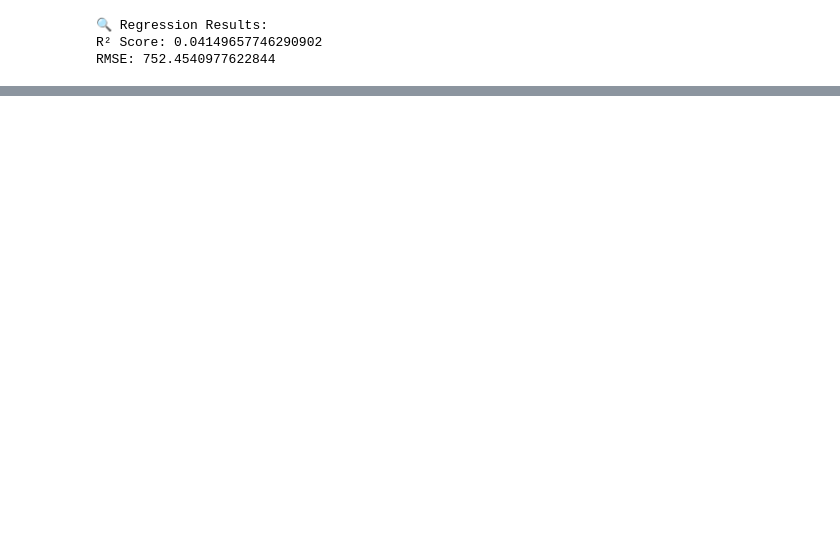
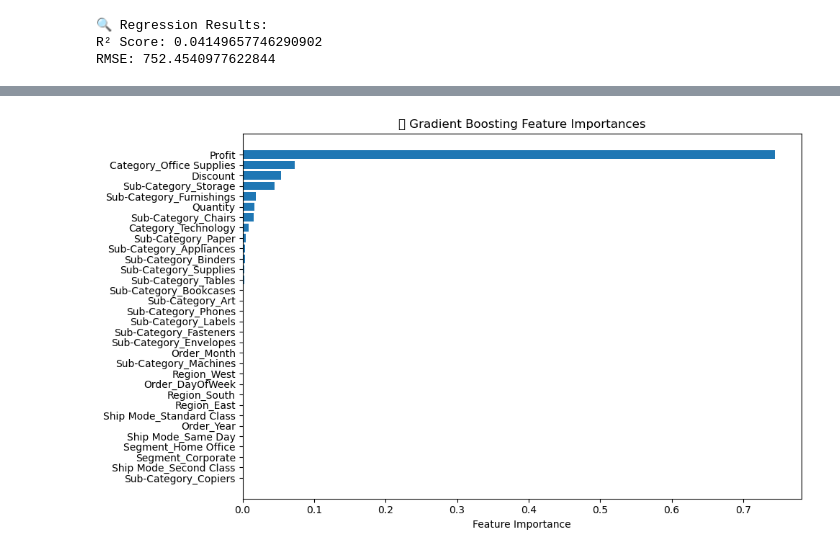
Before and after one commit to basaberi6/C6_ML5, a Jupyter notebook: Models/regression_model.ipynb, the cells around one changed output, grey strips where cells are left out. Drawn from its saved outputs; the diff is of its cells as text; code cells hidden in the pictures; blank space fills up the shorter version.

Commit message:
add cross validation and hyperparameter tuning

```diff
--- a/Models/regression_model.ipynb
+++ b/Models/regression_model.ipynb
@@ -59,3 +60,90 @@ print("RMSE:", np.sqrt(mean_squared_error(y_test, y_pred)))
 🔍 Regression Results:
 R² Score: 0.04149657746290902
 RMSE: 752.4540977622844
+# %%
+#Model with feature selection and using GradientBoostingRegressor
+from sklearn.model_selection import train_test_split, cross_val_score, GridSearchCV
+from sklearn.ensemble import GradientBoostingRegressor
+features = [
+    'Order_Year', 'Order_Month', 'Order_DayOfWeek',
+    'Ship Mode', 'Segment', 'Category', 'Region', 'Sub-Category',
+    'Discount', 'Quantity', 'Profit'
+]
+target = 'Sales'
+
+# Drop nulls
+df_model = df[features + [target]].dropna()
+
+# Remove outliers
+upper_limit = df_model['Sales'].quantile(0.99)
+df_model = df_model[df_model['Sales'] <= upper_limit]
+
+# Log-transform target
+df_model['Sales_log'] = np.log1p(df_model['Sales'])
+
+X = df_model[features]
+y = df_model['Sales_log']
+
+# Categorical and numerical features
+categorical_features = ['Ship Mode', 'Segment', 'Category', 'Region', 'Sub-Category']
+numerical_features = ['Order_Year', 'Order_Month', 'Order_DayOfWeek', 'Discount', 'Quantity', 'Profit']
+
+# Preprocessing
+preprocessor = ColumnTransformer(
+    transformers=[
+        ('cat', OneHotEncoder(drop='first', handle_unknown='ignore'), categorical_features)
+    ],
+    remainder='passthrough'
+)
+
+# Regressor
+regressor = GradientBoostingRegressor(n_estimators=200, learning_rate=0.1, max_depth=4, random_state=42)
+
+# Pipeline
+pipeline = Pipeline([
+    ('preprocessor', preprocessor),
+    ('regressor', regressor)
+])
+
+# Train-test split
+X_train, X_test, y_train, y_test = train_test_split(X, y, test_size=0.2, random_state=42)
+
+# Fit model
+pipeline.fit(X_train, y_train)
+
+# Predict and evaluate
+y_pred_log = pipeline.predict(X_test)
+y_pred = np.expm1(y_pred_log)
+y_test_actual = np.expm1(y_test)
+
+print("🔍 Regression Results (Holdout Test Set):")
+print("R² Score:", r2_score(y_test_actual, y_pred))
+print("RMSE:", np.sqrt(mean_squared_error(y_test_actual, y_pred)))
+
+# 🔁 Cross-validation (R² Score)
+cv_scores = cross_val_score(pipeline, X, y, cv=5, scoring='r2')
+print("\n📊 Cross-Validated R² Scores:", cv_scores)
+print("CV R² Mean:", np.mean(cv_scores))
+
+# 🔥 Feature importance
+# Fit the pipeline again to access trained model
+pipeline.fit(X, y)
+
+# Extract feature names after preprocessing
+ohe = pipeline.named_steps['preprocessor'].named_transformers_['cat']
+ohe_features = ohe.get_feature_names_out(categorical_features)
+all_features = list(ohe_features) + numerical_features
+
+# Get importances
+importances = pipeline.named_steps['regressor'].feature_importances_
+
+# Plot
+plt.figure(figsize=(10, 6))
+sorted_idx = np.argsort(importances)[::-1]
+plt.barh(np.array(all_features)[sorted_idx], importances[sorted_idx])
+plt.xlabel('Feature Importance')
+plt.title('🌟 Gradient Boosting Feature Importances')
+plt.gca().invert_yaxis()
+plt.tight_layout()
+plt.show()
+# %% [output]
@@ -61,0 +156 @@ RMSE: 752.4540977622844
+[figure, added]
```
Also changed, not shown: parts of 3 cells of this notebook.
